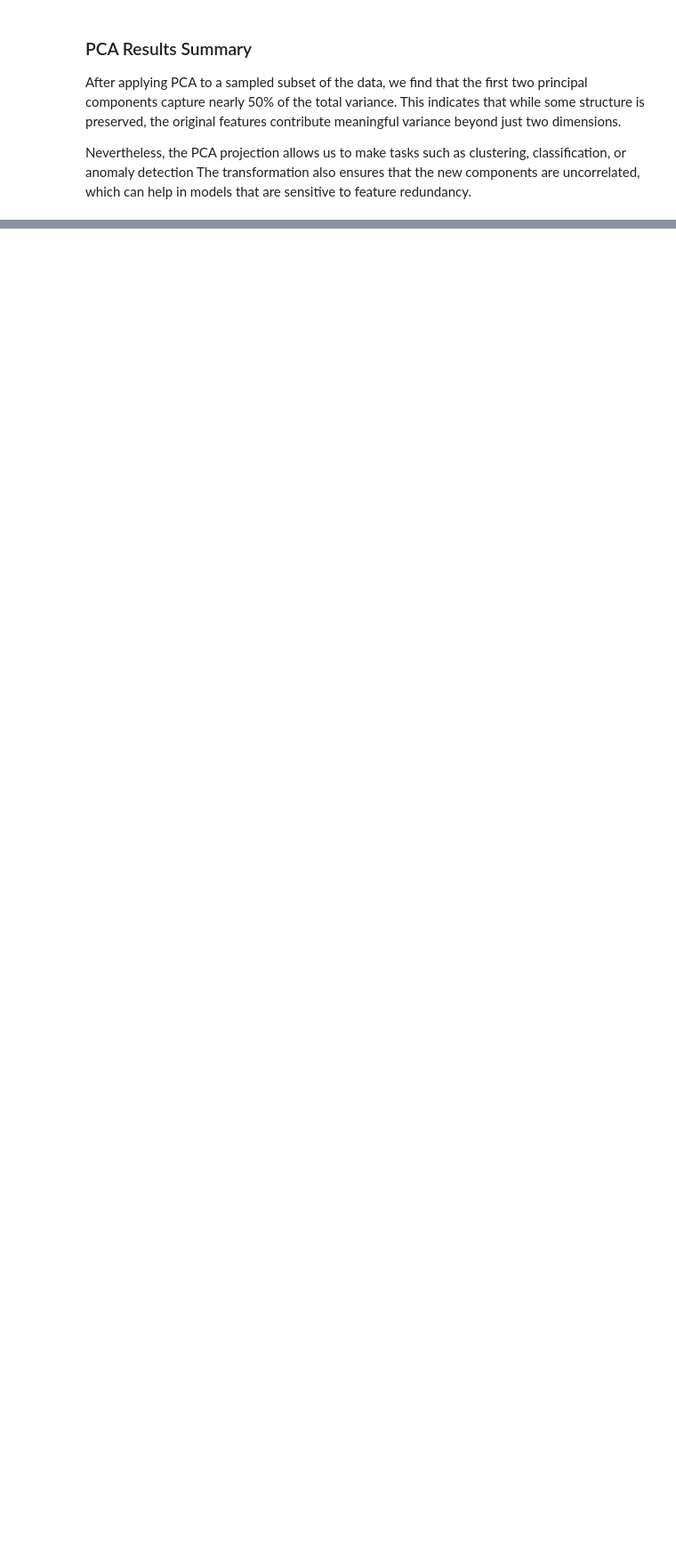
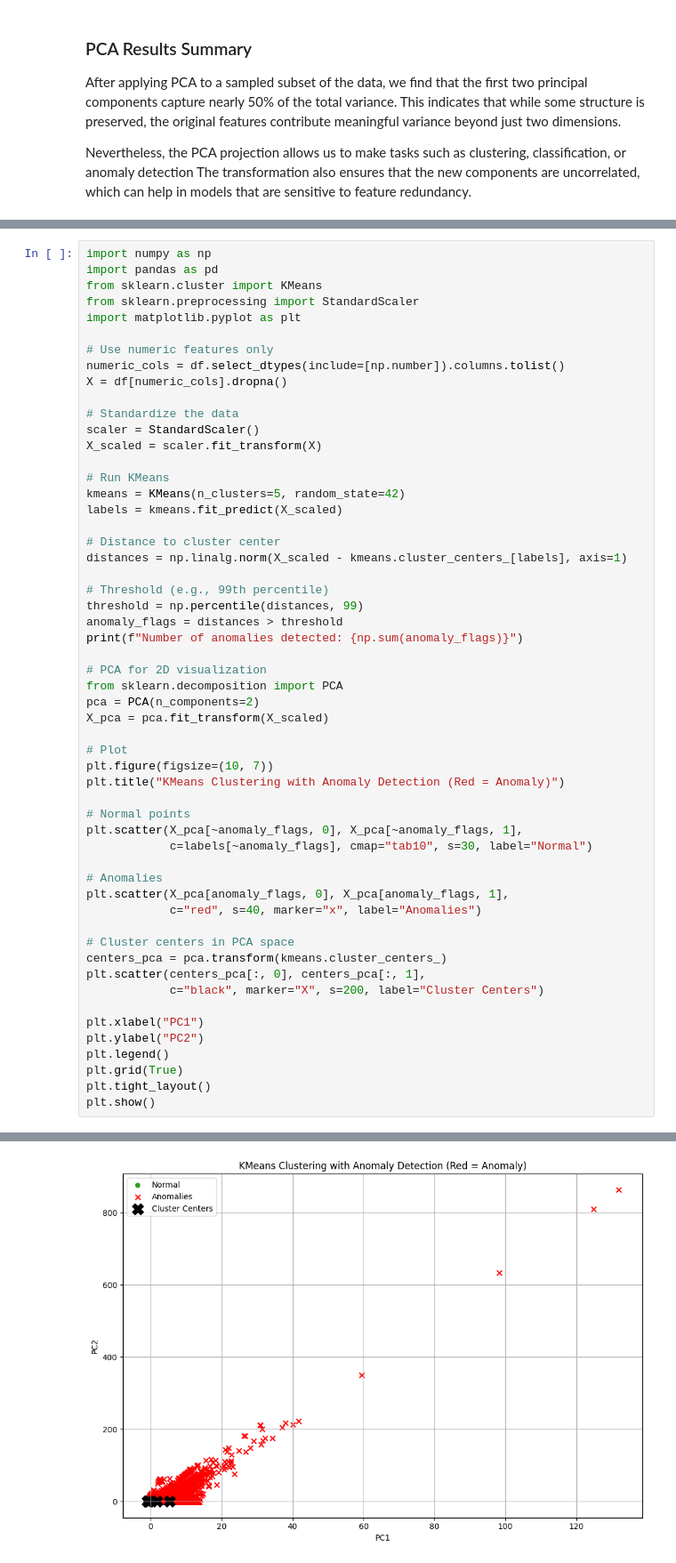
Before and after one commit to SharbelMaroun/data-science-cybersecurity, a Jupyter notebook: pipeline.ipynb, the cells around one changed output, grey strips where cells are left out. Shown at 89% size. Cells and saved outputs as stored; diff of their text form; blank space fills up the shorter version.

```diff
--- a/pipeline.ipynb
+++ b/pipeline.ipynb
@@ -683,0 +901,56 @@ The transformation also ensures that the new components are uncorrelated, which
+# %%
+import numpy as np
+import pandas as pd
+from sklearn.cluster import KMeans
+from sklearn.preprocessing import StandardScaler
+import matplotlib.pyplot as plt
+
+# Use numeric features only
+numeric_cols = df.select_dtypes(include=[np.number]).columns.tolist()
+X = df[numeric_cols].dropna()
+
+# Standardize the data
+scaler = StandardScaler()
+X_scaled = scaler.fit_transform(X)
+
+# Run KMeans
+kmeans = KMeans(n_clusters=5, random_state=42)
+labels = kmeans.fit_predict(X_scaled)
+
+# Distance to cluster center
+distances = np.linalg.norm(X_scaled - kmeans.cluster_centers_[labels], axis=1)
+
+# Threshold (e.g., 99th percentile)
+threshold = np.percentile(distances, 99)
+anomaly_flags = distances > threshold
+print(f"Number of anomalies detected: {np.sum(anomaly_flags)}")
+
+# PCA for 2D visualization
+from sklearn.decomposition import PCA
+pca = PCA(n_components=2)
+X_pca = pca.fit_transform(X_scaled)
+
+# Plot
+plt.figure(figsize=(10, 7))
+plt.title("KMeans Clustering with Anomaly Detection (Red = Anomaly)")
+
+# Normal points
+plt.scatter(X_pca[~anomaly_flags, 0], X_pca[~anomaly_flags, 1],
+            c=labels[~anomaly_flags], cmap="tab10", s=30, label="Normal")
+
+# Anomalies
+plt.scatter(X_pca[anomaly_flags, 0], X_pca[anomaly_flags, 1],
+            c="red", s=40, marker="x", label="Anomalies")
+
+# Cluster centers in PCA space
+centers_pca = pca.transform(kmeans.cluster_centers_)
+plt.scatter(centers_pca[:, 0], centers_pca[:, 1],
+            c="black", marker="X", s=200, label="Cluster Centers")
+
+plt.xlabel("PC1")
+plt.ylabel("PC2")
+plt.legend()
+plt.grid(True)
+plt.tight_layout()
+plt.show()
+# %% [output]
@@ -683,0 +958 @@ The transformation also ensures that the new components are uncorrelated, which
+[figure, added]
```
Also changed, not shown: parts of 19 cells of this notebook.
